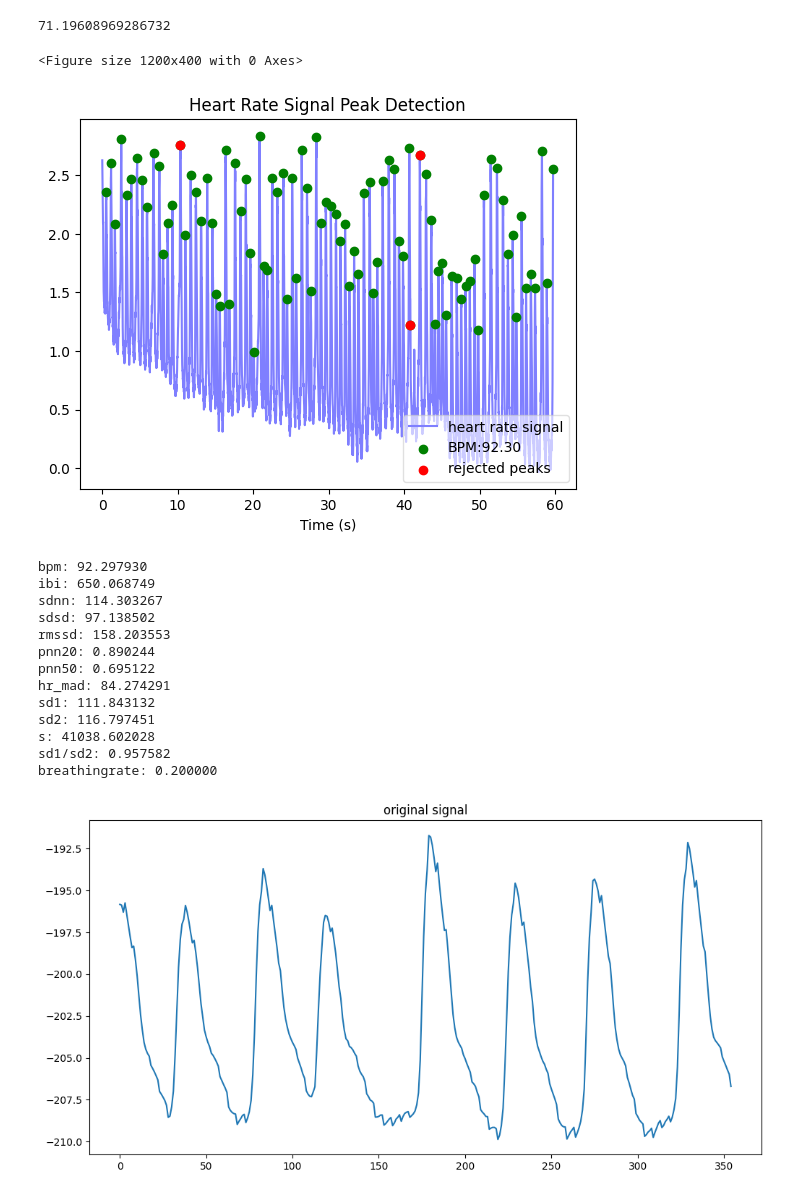
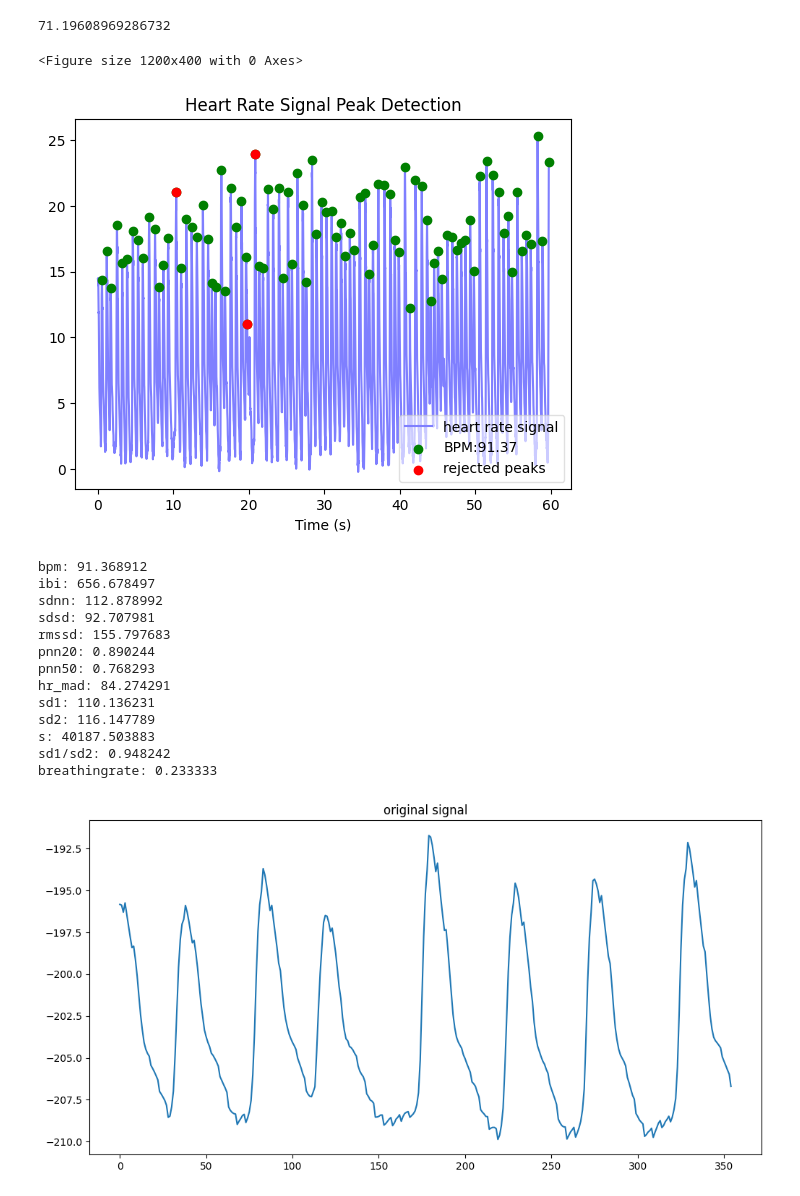
Before and after one commit to Jazzmin-Washington/ElectronRx-Technical-Interview_Graduate-Trainee-Data-Scientist, a Jupyter notebook: Preprocessing_Steps.ipynb, the cells around one changed output. Cells and saved outputs as stored; diff of their text form; code cells hidden in the pictures.

```diff
--- a/Preprocessing_Steps.ipynb
+++ b/Preprocessing_Steps.ipynb
@@ -78,30 +83,30 @@ print(sample_rate)
 # %% [output]
 71.19608969286732
 # %%
-wd, m  = hp.process(Blue1, sample_rate = sample_rate)
+wd, m  = hp.process(Red1, sample_rate = sample_rate, bpmmin=40, bpmmax=140, reject_segmentwise=True)
 
 plt.figure(figsize=(12,4))
 hp.plotter(wd,m)
 
 plt.show()
 for measure in m.keys():
     print('%s: %f' %(measure, m[measure]))
 # %% [output]
 <Figure size 1200x400 with 0 Axes>
-[figure, old version]
+[figure, new version]
-bpm: 92.297930
-ibi: 650.068749
-sdnn: 114.303267
-sdsd: 97.138502
-rmssd: 158.203553
+bpm: 91.368912
+ibi: 656.678497
+sdnn: 112.878992
+sdsd: 92.707981
+rmssd: 155.797683
 pnn20: 0.890244
-pnn50: 0.695122
+pnn50: 0.768293
 hr_mad: 84.274291
-sd1: 111.843132
-sd2: 116.797451
-s: 41038.602028
-sd1/sd2: 0.957582
-breathingrate: 0.200000
+sd1: 110.136231
+sd2: 116.147789
+s: 40187.503883
+sd1/sd2: 0.948242
+breathingrate: 0.233333
 # %%
 plt.figure(figsize=(12,6))
 plt.plot(Red1[0:int(5* sample_rate)])
```
Also changed, not shown: parts of 14 cells of this notebook.
